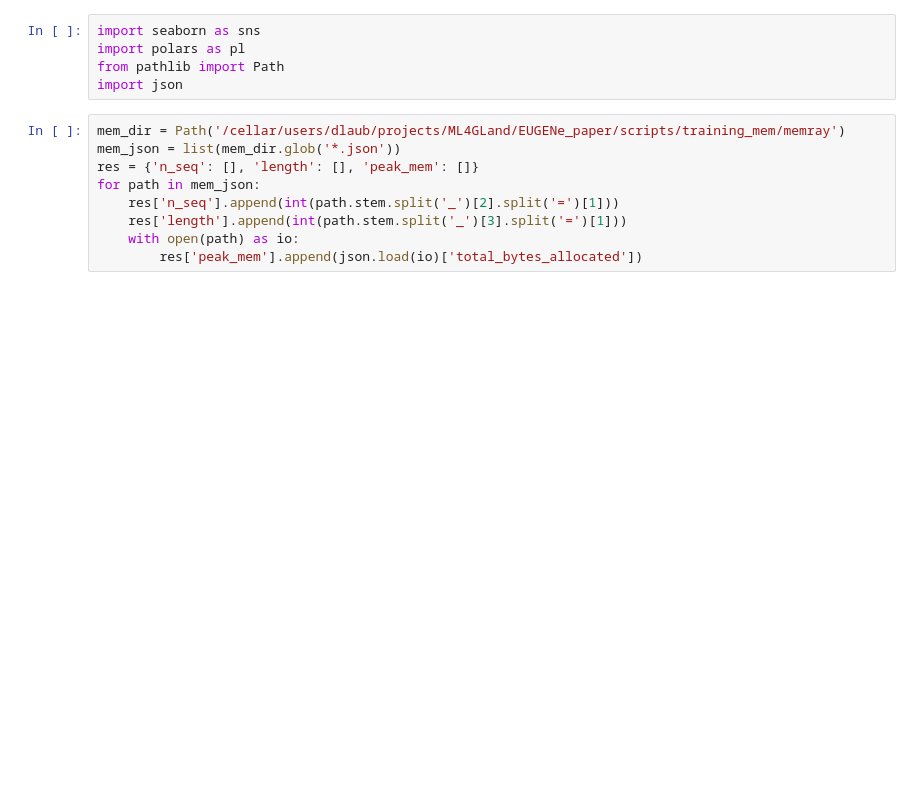
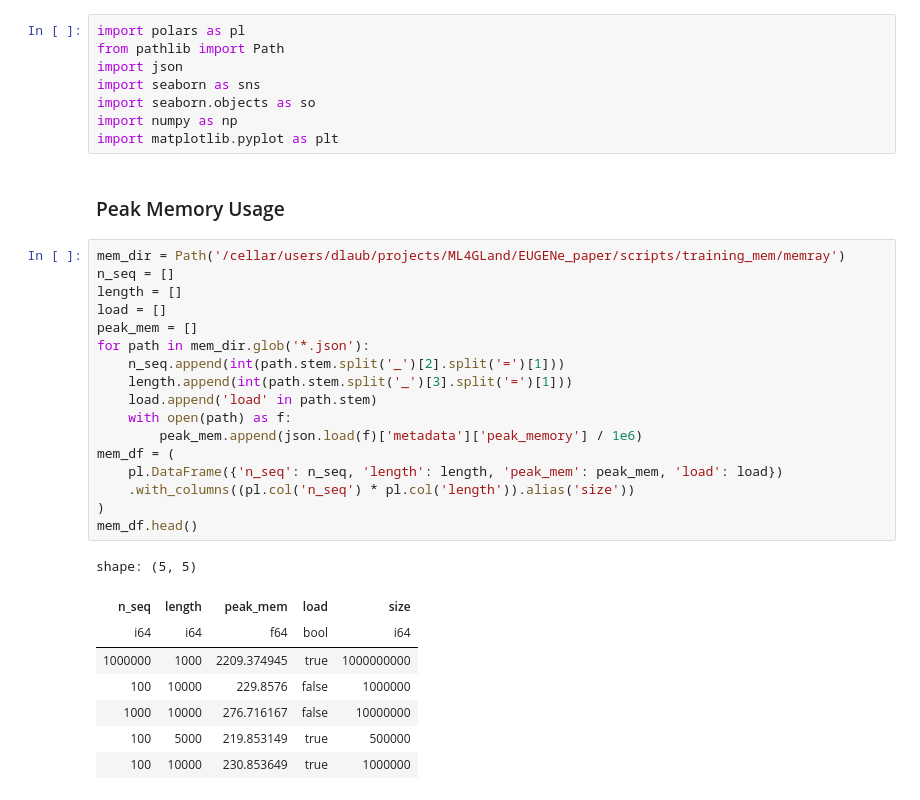
Before and after one commit to ML4GLand/EUGENe_paper, a Jupyter notebook: notebooks/memory_analysis/plotting.ipynb, the cells around one changed output. Cells and saved outputs as stored; diff of their text form; blank space fills up the shorter version.

```diff
--- a/notebooks/memory_analysis/plotting.ipynb
+++ b/notebooks/memory_analysis/plotting.ipynb
@@ -1,14 +1,36 @@
 # %%
-import seaborn as sns
 import polars as pl
 from pathlib import Path
 import json
+import seaborn as sns
+import seaborn.objects as so
+import numpy as np
+import matplotlib.pyplot as plt
+# %% [markdown]
+### Peak Memory Usage
 # %%
 mem_dir = Path('/cellar/users/dlaub/projects/ML4GLand/EUGENe_paper/scripts/training_mem/memray')
-mem_json = list(mem_dir.glob('*.json'))
-res = {'n_seq': [], 'length': [], 'peak_mem': []}
-for path in mem_json:
-    res['n_seq'].append(int(path.stem.split('_')[2].split('=')[1]))
-    res['length'].append(int(path.stem.split('_')[3].split('=')[1]))
-    with open(path) as io:
-        res['peak_mem'].append(json.load(io)['total_bytes_allocated'])
+n_seq = []
+length = []
+load = []
+peak_mem = []
+for path in mem_dir.glob('*.json'):
+    n_seq.append(int(path.stem.split('_')[2].split('=')[1]))
+    length.append(int(path.stem.split('_')[3].split('=')[1]))
+    load.append('load' in path.stem)
+    with open(path) as f:
+        peak_mem.append(json.load(f)['metadata']['peak_memory'] / 1e6)
+mem_df = (
+    pl.DataFrame({'n_seq': n_seq, 'length': length, 'peak_mem': peak_mem, 'load': load})
+    .with_columns((pl.col('n_seq') * pl.col('length')).alias('size'))
+)
+mem_df.head()
+# %% [output]
+shape: (5, 5)
+| n_seq | length | peak_mem | load | size |
+| i64 | i64 | f64 | bool | i64 |
+| 1000000 | 1000 | 2209.374945 | true | 1000000000 |
+| 100 | 10000 | 229.8576 | false | 1000000 |
+| 1000 | 10000 | 276.716167 | false | 10000000 |
+| 100 | 5000 | 219.853149 | true | 500000 |
+| 100 | 10000 | 230.853649 | true | 1000000 |
```
Also changed, not shown: parts of 5 cells of this notebook, 3 other files.
